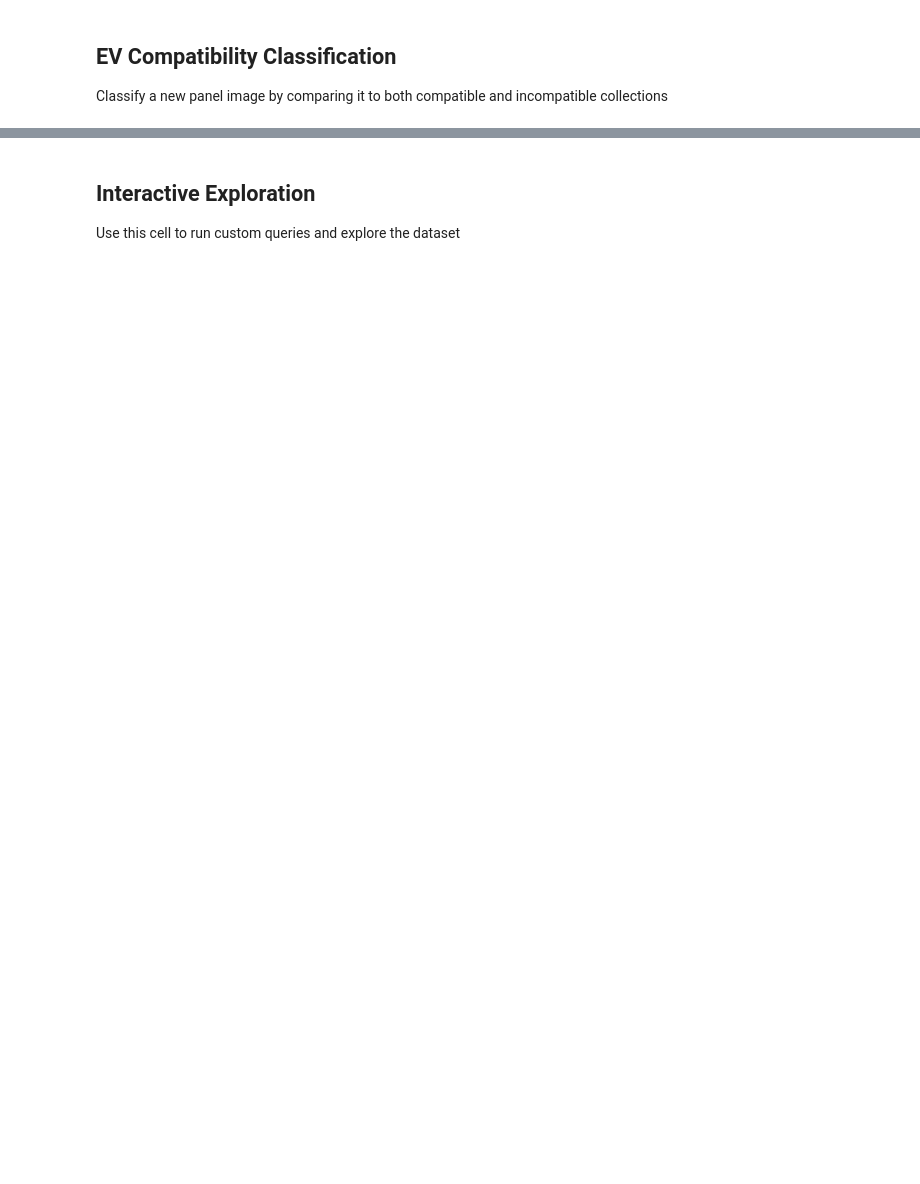
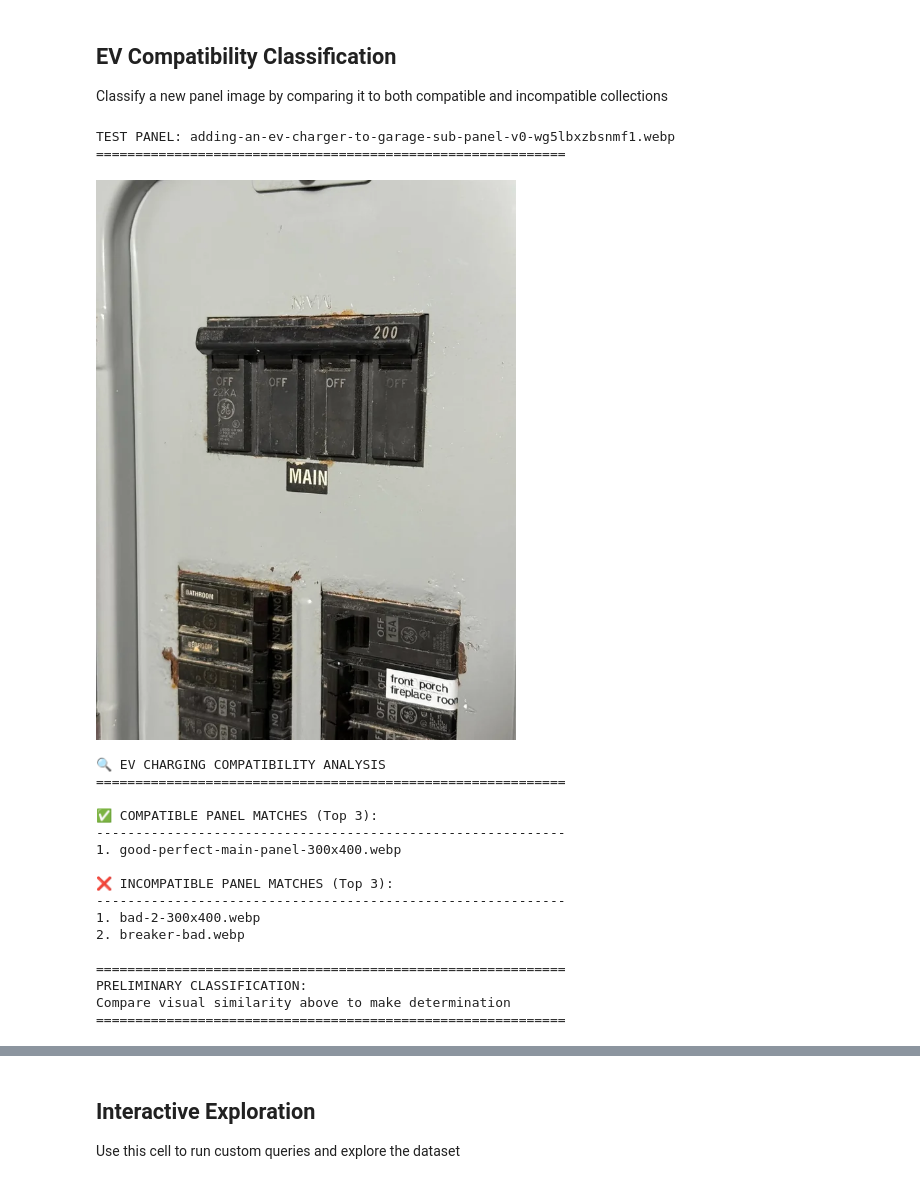
Before and after one commit to elmunoz42/ev-panel-compatibility-tester, a Jupyter notebook: exploratory-notebook.ipynb, the cells around one changed output, grey strips where cells are left out. Cells and saved outputs as stored; diff of their text form; code cells hidden in the pictures; blank space fills up the shorter version.

```diff
--- a/exploratory-notebook.ipynb
+++ b/exploratory-notebook.ipynb
@@ -279,25 +363,45 @@ def classify_panel_for_ev(query_image_path, limit=5):
     }
 # %%
 # Test classification with a panel from TBD folder
-tbd_images = [f for f in os.listdir("TBD/") if os.path.splitext(f)[1].lower() in ['.jpg', '.jpeg', '.png']]
+tbd_images = [f for f in os.listdir("Images/TBD/") if os.path.splitext(f)[1].lower() in image_extensions] if os.path.exists("Images/TBD/") else []
 
 if tbd_images:
-    test_panel = f"TBD/{tbd_images[0]}"
+    test_panel = f"Images/TBD/{tbd_images[0]}"
 
     print(f"TEST PANEL: {os.path.basename(test_panel)}")
     print("="*60)
     display(Image.open(test_panel))
 
     classification = classify_panel_for_ev(test_panel, limit=5)
 else:
-    print("No images in TBD folder to test. Use an image from Good or Bad folder.")
+    print("No images in Images/TBD/ folder to test. Use an image from Good or Bad folder.")
     # Alternative: test with a Good image
-    if good_images:
-        test_panel = f"Good/{good_images[1] if len(good_images) > 1 else good_images[0]}"
+    if 'good_images' in locals() and good_images:
+        test_panel = f"Images/Good/{good_images[1] if len(good_images) > 1 else good_images[0]}"
         print(f"TEST PANEL: {os.path.basename(test_panel)}")
         print("="*60)
         display(Image.open(test_panel))
         classification = classify_panel_for_ev(test_panel, limit=5)
+# %% [output]
+TEST PANEL: adding-an-ev-charger-to-garage-sub-panel-v0-wg5lbxzbsnmf1.webp
+============================================================
+[figure, added]
+🔍 EV CHARGING COMPATIBILITY ANALYSIS
+============================================================
+
+✅ COMPATIBLE PANEL MATCHES (Top 3):
+------------------------------------------------------------
+1. good-perfect-main-panel-300x400.webp
+
+❌ INCOMPATIBLE PANEL MATCHES (Top 3):
+------------------------------------------------------------
+1. bad-2-300x400.webp
+2. breaker-bad.webp
+
+============================================================
+PRELIMINARY CLASSIFICATION:
+Compare visual similarity above to make determination
+============================================================
 # %%
 # Visualize compatible matches
 if 'classification' in locals():
```
Also changed, not shown: parts of 15 cells of this notebook.
